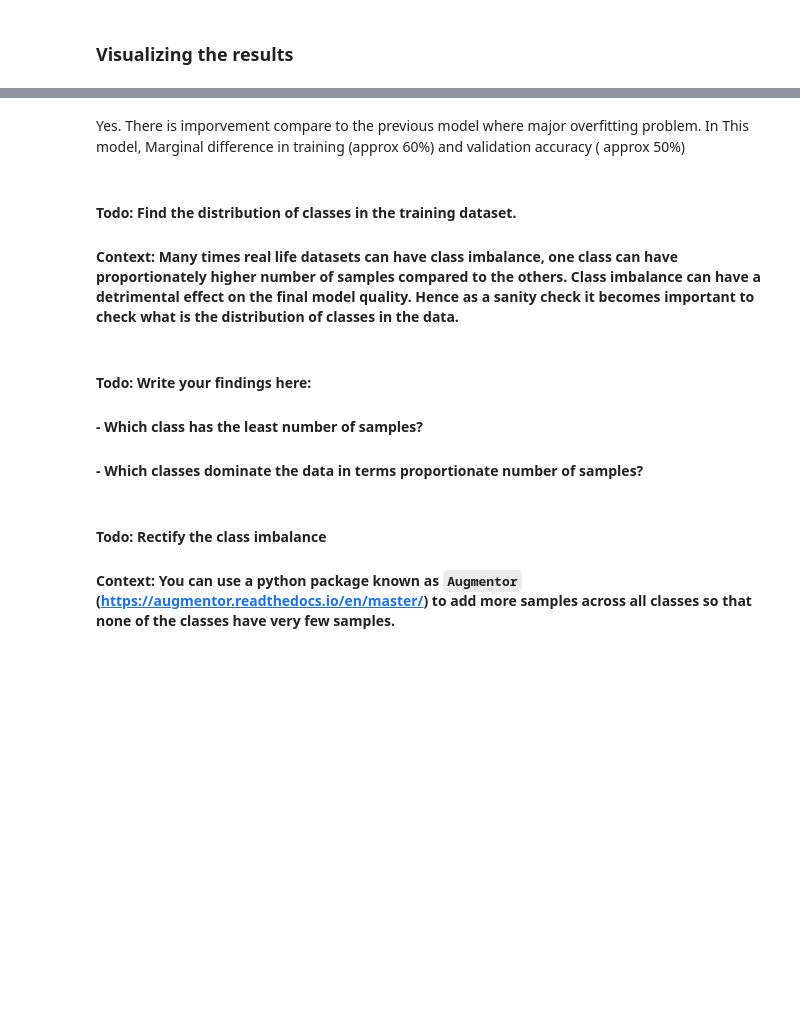
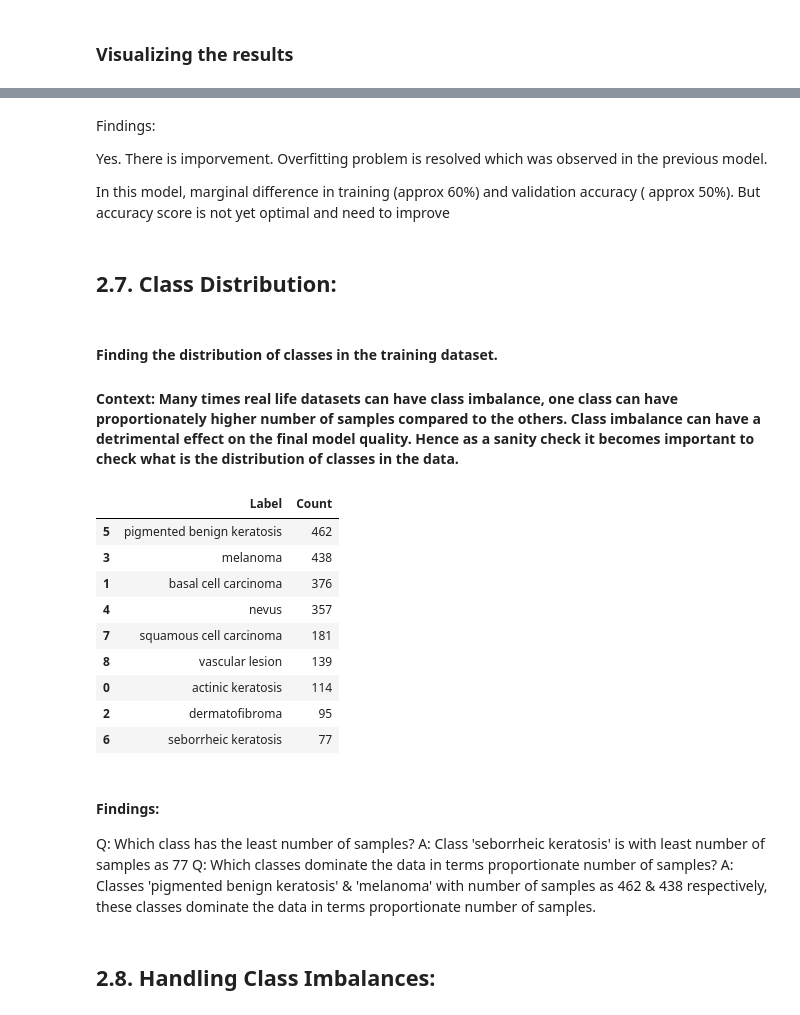
Before and after one commit to upgrad-edu/Course, a Jupyter notebook: Rujuta_Assignment_CNN_Skin_Cancer.ipynb, the cells around one changed output, grey strips where cells are left out. Drawn from its saved outputs; the diff is of its cells as text; code cells hidden in the pictures; blank space fills up the shorter version.

```diff
--- a/Rujuta_Assignment_CNN_Skin_Cancer.ipynb
+++ b/Rujuta_Assignment_CNN_Skin_Cancer.ipynb
@@ -352,25 +423,43 @@ plt.show()
 # %% [markdown]
-Yes. There is imporvement compare to the previous model where major overfitting problem. In This model, Marginal difference in training (approx 60%) and validation accuracy ( approx 50%)
+Findings:
+
+Yes. There is imporvement. Overfitting problem is resolved which was observed in the previous model.
+
+In this model, marginal difference in training (approx 60%) and validation accuracy ( approx 50%). But accuracy score is not yet optimal and need to improve
+# %% [markdown]
+## 2.7.	Class Distribution:
 # %% [markdown]
-#### **Todo:** Find the distribution of classes in the training dataset.
+#### Finding the distribution of classes in the training dataset.
 #### **Context:** Many times real life datasets can have class imbalance, one class can have proportionately higher number of samples compared to the others. Class imbalance can have a detrimental effect on the final model quality. Hence as a sanity check it becomes important to check what is the distribution of classes in the data.
 # %%
-## Your code goes here.
+#### Finding number of samples across classes
 
 cols = ['Label', 'Count']
 lst = []
 
-for i in len(class_names):
+for i in range(len(class_names)):
     a = class_names[i] + '/*'
     cnt = len(list(data_dir_train.glob(a))) # image_count_train
     lst.append([class_names[i], cnt])
-df_original = pd.DataFrame(lst, columns=cols)
-df_original.sort_values(by='Count', axis=0, ascending=False, inplace=True)
-df_original
+original_df = pd.DataFrame(lst, columns=cols)
+original_df.sort_values(by='Count', axis=0, ascending=False, inplace=True)
+original_df
+# %% [output]
+|  | Label | Count |
+| 5 | pigmented benign keratosis | 462 |
+| 3 | melanoma | 438 |
+| 1 | basal cell carcinoma | 376 |
+| 4 | nevus | 357 |
+| 7 | squamous cell carcinoma | 181 |
+| 8 | vascular lesion | 139 |
+| 0 | actinic keratosis | 114 |
+| 2 | dermatofibroma | 95 |
+| 6 | seborrheic keratosis | 77 |
 # %% [markdown]
-#### **Todo:** Write your findings here:
-#### - Which class has the least number of samples?
-#### - Which classes dominate the data in terms proportionate number of samples?
+#### Findings:
+Q: Which class has the least number of samples?
+A: Class 'seborrheic keratosis' is with least number of samples as 77
+Q: Which classes dominate the data in terms proportionate number of samples?
+A: Classes 'pigmented benign keratosis' & 'melanoma' with number of samples as 462 & 438 respectively, these classes dominate the data in terms proportionate number of samples.
-# %% [markdown]
-#### **Todo:** Rectify the class imbalance
-#### **Context:** You can use a python package known as `Augmentor` (https://augmentor.readthedocs.io/en/master/) to add more samples across all classes so that none of the classes have very few samples.
+# %% [markdown]
+## 2.8.	Handling Class Imbalances:
```
Also changed, not shown: parts of 75 cells of this notebook.
